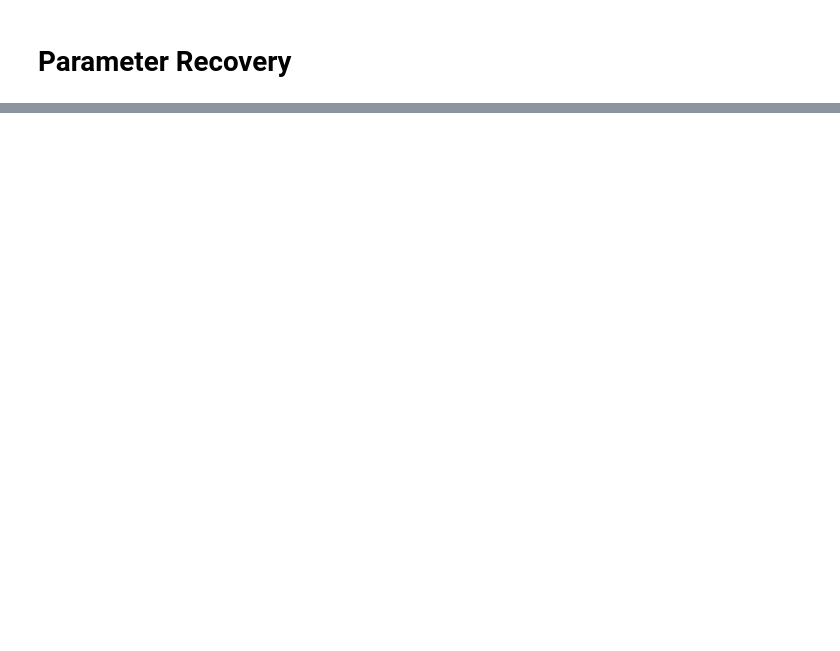
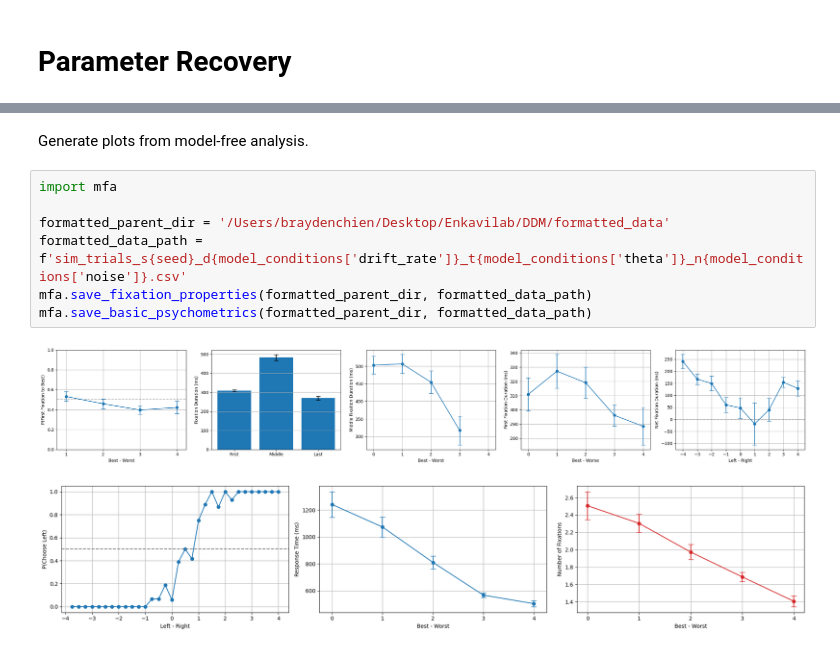
Before and after one commit to Hehesh/DDM, a Jupyter notebook: parameter_recovery.ipynb, the cells around one changed output, grey strips where cells are left out. Drawn from its saved outputs; the diff is of its cells as text; blank space fills up the shorter version.

```diff
--- a/parameter_recovery.ipynb
+++ b/parameter_recovery.ipynb
@@ -230,0 +31,12 @@ valid_trials(results_df)
+# %% [markdown]
+Generate plots from model-free analysis.
+# %%
+import mfa
+
+formatted_parent_dir = '/Users/braydenchien/Desktop/Enkavilab/DDM/formatted_data'
+formatted_data_path = f'sim_trials_s{seed}_d{model_conditions['drift_rate']}_t{model_conditions['theta']}_n{model_conditions['noise']}.csv'
+mfa.save_fixation_properties(formatted_parent_dir, formatted_data_path)
+mfa.save_basic_psychometrics(formatted_parent_dir, formatted_data_path)
+# %% [output]
+[figure, added]
+[figure, added]
```
Also changed, not shown: parts of 28 cells of this notebook, 4 other files.
